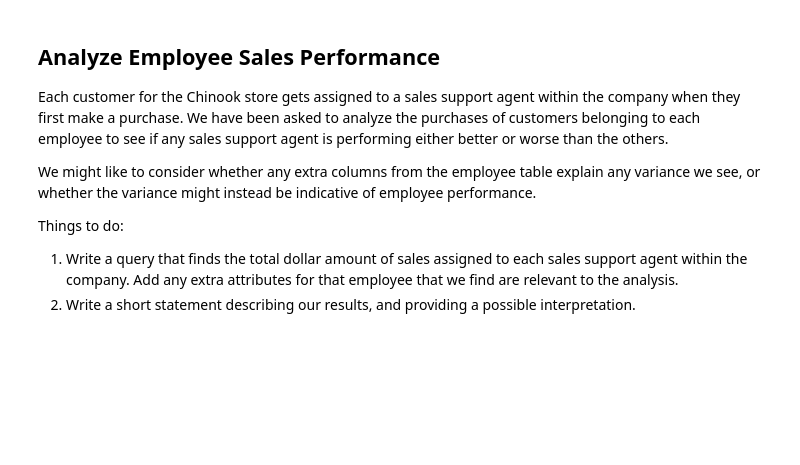
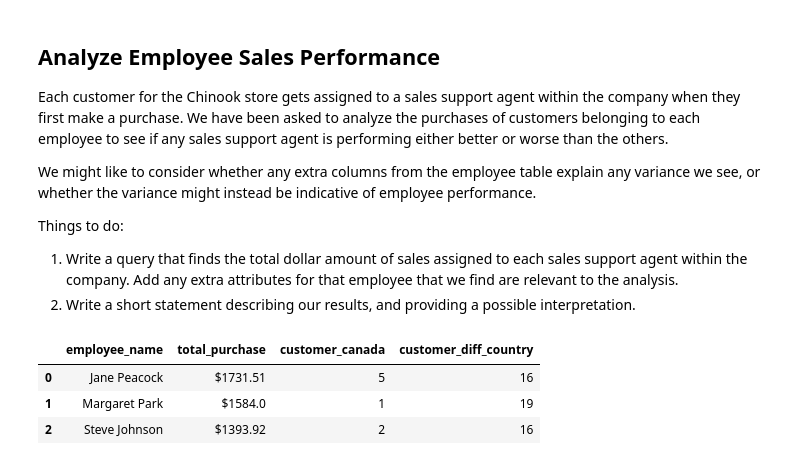
Before and after one commit to MuhammadAwon/datascience-projects, a Jupyter notebook: Projects/chinook-data-analysis-using-sql/chinook-database.ipynb, the cells around one changed output. Saved outputs shown, nothing was run; the diff lists cells and outputs as text; code cells hidden in the pictures; blank space fills up the shorter version.

Commit message:
Update chinook database analysis project

```diff
--- a/Projects/chinook-data-analysis-using-sql/chinook-database.ipynb
+++ b/Projects/chinook-data-analysis-using-sql/chinook-database.ipynb
@@ -255,3 +217,83 @@ Things to do:
 
 1. Write a query that finds the total dollar amount of sales assigned to each sales support agent within the company. Add any extra attributes for that employee that we find are relevant to the analysis.
 2. Write a short statement describing our results, and providing a possible interpretation.
+# %%
+query = """
+-- Customers total purchase, country, and the agent assigned to them
+WITH customer_invoice_total AS (
+                                    SELECT
+                                        i.customer_id,
+                                        SUM(i.total) AS total_purchase,
+                                        c.support_rep_id,
+                                        c.country AS customer_country
+                                    FROM customer c
+                                    INNER JOIN invoice i ON i.customer_id = c.customer_id
+                                    GROUP BY 1
+                                ),
+
+-- Employee each sale on customer from Canada and overseas
+    employee_cit AS (
+                        SELECT
+                            e.first_name || ' ' || e.last_name AS employee_name,
+                            cit.total_purchase AS total_purchase,
+                            e.country AS employee_country,
+                            cit.customer_country,
+                            (CASE
+                             WHEN cit.customer_country = 'Canada'
+                             THEN 'Same country'
+                             END) AS employee_vs_cust_country_same,
+                            (CASE
+                             WHEN cit.customer_country <> 'Canada'
+                             THEN 'Different country'
+                             END) AS employee_vs_cust_country_diff
+                        FROM employee e
+                        INNER JOIN customer_invoice_total cit ON cit.support_rep_id = e.employee_id
+                    ),
+
+--- Employee total sales on customers from Canada and overseas
+    employee_total_cit AS (
+                            SELECT
+                                ecit.employee_name,
+                                SUM(
+                                    CASE WHEN ecit.employee_vs_cust_country_same = 'Same country'
+                                    THEN 1
+                                    ELSE 0
+                                    END
+                                    ) AS customer_canada,
+                                SUM(
+                                    CASE WHEN ecit.employee_vs_cust_country_diff = 'Different country'
+                                    THEN 1
+                                    ELSE 0
+                                    END
+                                    ) AS customer_diff_country
+                            FROM employee_cit ecit
+                            GROUP BY 1
+                          ),
+
+-- Employee total sales
+    employee_income AS (
+                            SELECT
+                                ecit.employee_name,
+                                SUM(ecit.total_purchase) AS total_purchase
+                            FROM employee_cit AS ecit
+                            GROUP BY 1
+                            ORDER BY 2 DESC
+                        )
+-- Access columns of employee name, total purchase ($), total sales in Canada, and total sales in overseas
+SELECT
+    ei.employee_name,
+    '$' || ROUND(ei.total_purchase, 2) AS total_purchase,
+    etcit.customer_canada,
+    etcit.customer_diff_country
+FROM employee_income AS ei
+INNER JOIN employee_total_cit etcit ON etcit.employee_name = ei.employee_name
+"""
+
+conn = sqlite3.connect('chinook.db')
+df1 = pd.read_sql_query(query, conn)
+df1
+# %% [output]
+|  | employee_name | total_purchase | customer_canada | customer_diff_country |
+| 0 | Jane Peacock | $1731.51 | 5 | 16 |
+| 1 | Margaret Park | $1584.0 | 1 | 19 |
+| 2 | Steve Johnson | $1393.92 | 2 | 16 |
```
Also changed, not shown: parts of 4 cells of this notebook.
